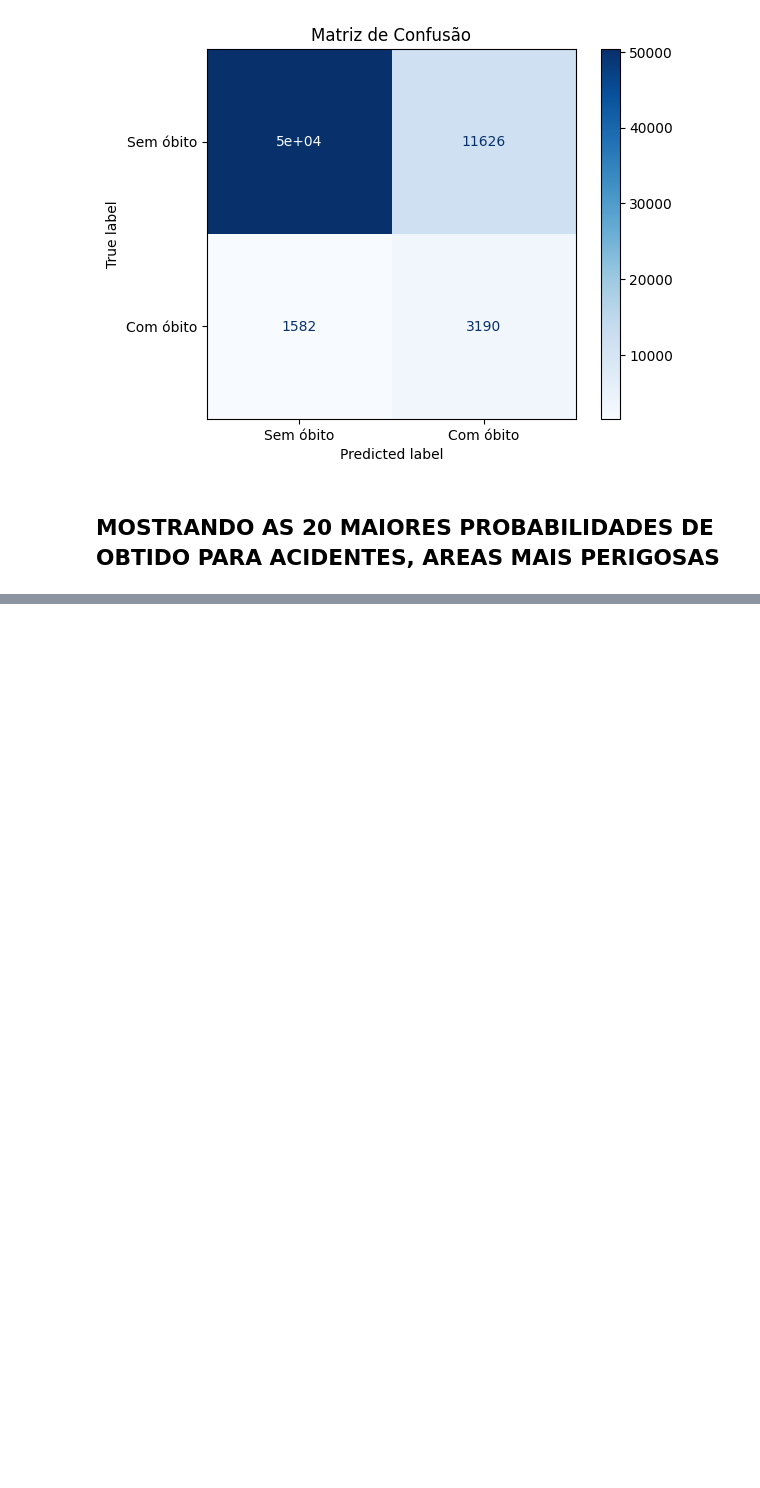
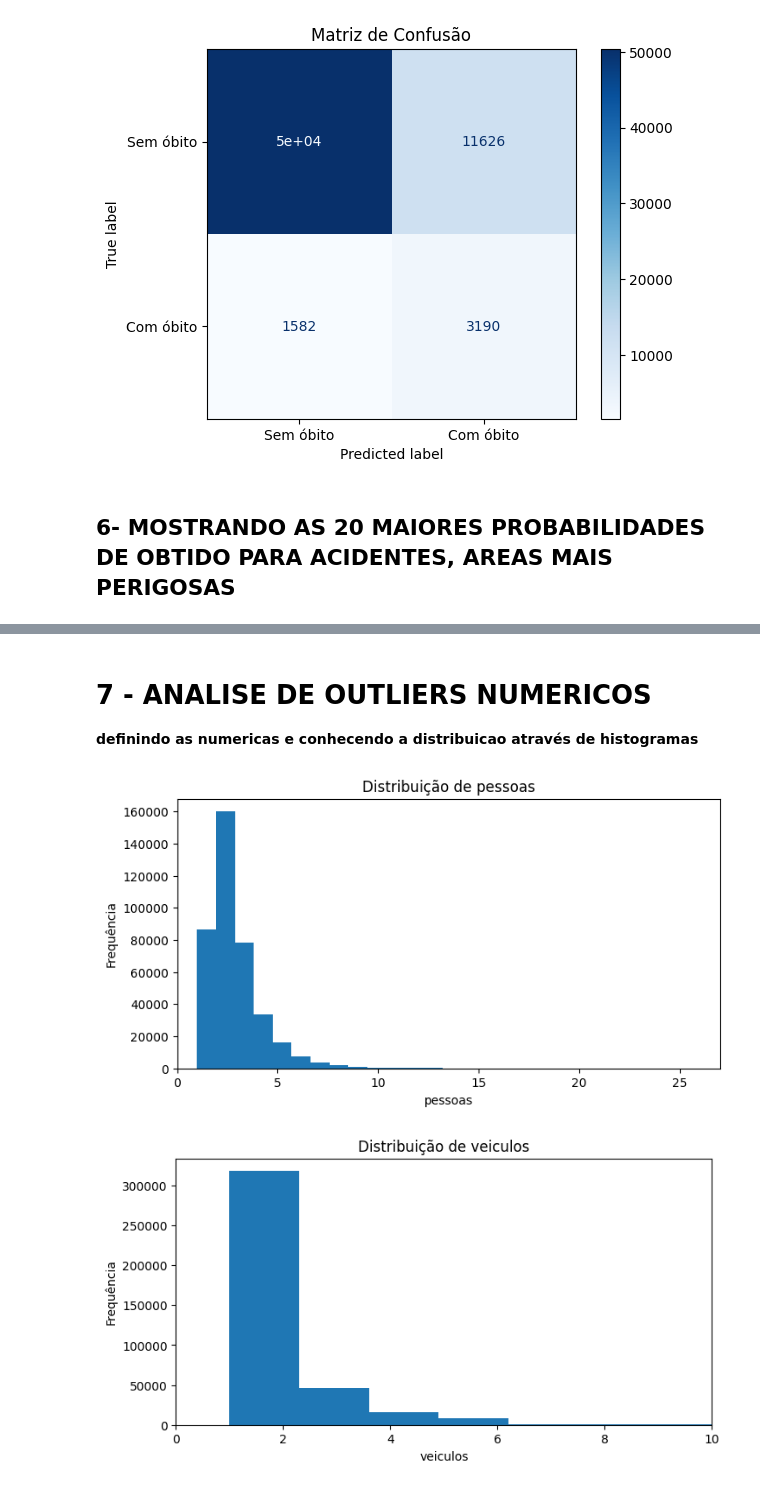
Before and after one commit to luticaa/DATA_INTEGRATION_FEATURE_ENG, a Jupyter notebook: timelinedatatran.ipynb, the cells around one changed output, grey strips where cells are left out. Cells and saved outputs as stored; diff of their text form; code cells hidden in the pictures; blank space fills up the shorter version.

```diff
--- a/timelinedatatran.ipynb
+++ b/timelinedatatran.ipynb
@@ -530,7 +522,7 @@ plt.show()
 # %% [output]
 [figure]
 # %% [markdown]
-## MOSTRANDO AS 20 MAIORES PROBABILIDADES DE OBTIDO PARA ACIDENTES, AREAS MAIS PERIGOSAS
+## 6- MOSTRANDO AS 20 MAIORES PROBABILIDADES DE OBTIDO PARA ACIDENTES, AREAS MAIS PERIGOSAS
 # %%
 resultado = X_test.copy()
 
@@ -562,3 +554,22 @@ resultado.head(20)
 | 356295 | São Caitano | PE | Nordeste | 232 | 144 | 11 | 26 | 4 | 7 | ... |
 | 62958 | Jacupiranga | SP | Sudeste | 116 | 472 | 5 | 4 | 2 | 4 | ... |
 | 261866 | Cocal | PI | Nordeste | 343 | 109 | 7 | 23 | 3 | 7 | ... |
+# %% [markdown]
+# 7 - ANALISE DE OUTLIERS NUMERICOS
+**definindo as numericas e conhecendo a distribuicao através de histogramas**
+# %%
+colunas_outliers = ["pessoas", "veiculos"]
+
+for col in colunas_outliers:
+
+    limite = df_ml[col].quantile(0.999)
+    plt.figure(figsize=(8, 4))
+    plt.hist(df_ml[col].dropna(), bins=100)
+    plt.title(f"Distribuição de {col}")
+    plt.xlim(0, limite)
+    plt.xlabel(col)
+    plt.ylabel("Frequência")
+    plt.show()
+# %% [output]
+[figure, added]
+[figure, added]
```
Also changed, not shown: parts of 14 cells of this notebook.
